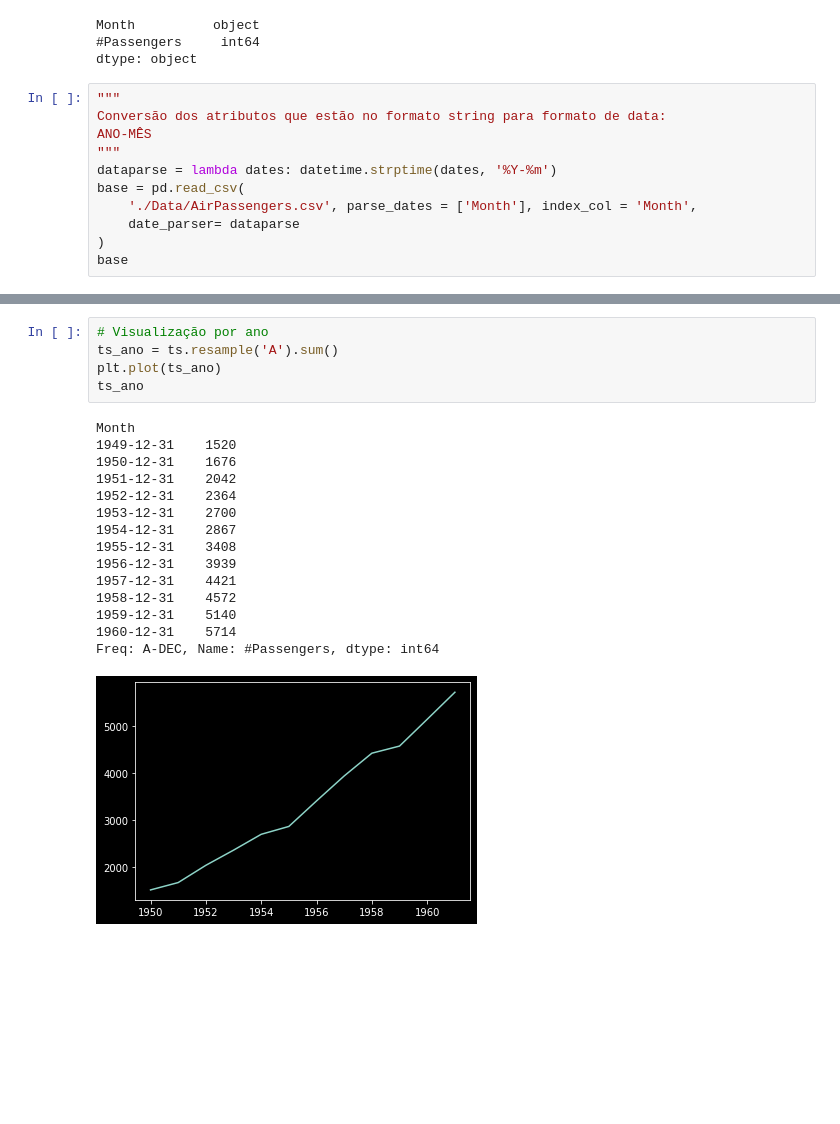
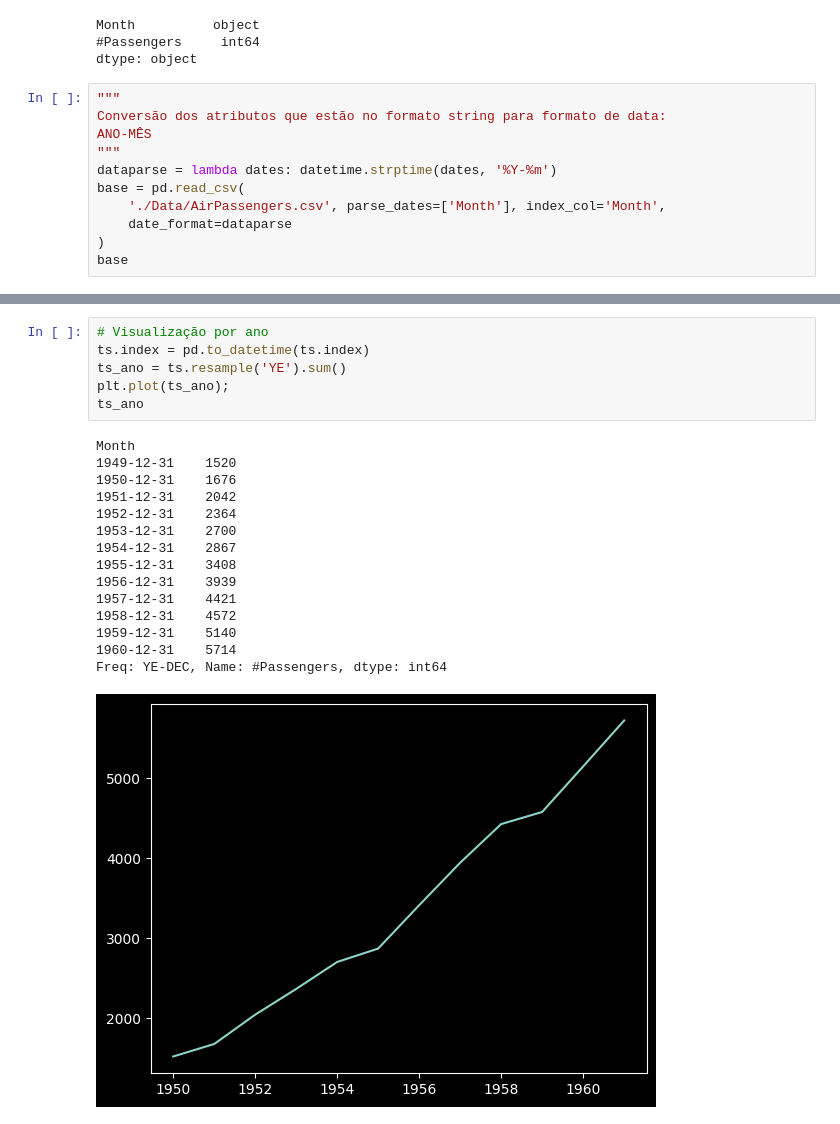
Before and after one commit to Joao-Inacio/Formacao-Cientista-de-Dados, a Jupyter notebook: 8_Series_Temporais/1_Serie_Temporal.ipynb, the cells around one changed output, grey strips where cells are left out. Cells and saved outputs as stored; diff of their text form; blank space fills up the shorter version.

```diff
--- a/8_Series_Temporais/1_Serie_Temporal.ipynb
+++ b/8_Series_Temporais/1_Serie_Temporal.ipynb
@@ -40,8 +40,8 @@ ANO-MÊS
 """
 dataparse = lambda dates: datetime.strptime(dates, '%Y-%m')
 base = pd.read_csv(
-    './Data/AirPassengers.csv', parse_dates = ['Month'], index_col = 'Month',
-    date_parser= dataparse
+    './Data/AirPassengers.csv', parse_dates=['Month'], index_col='Month',
+    date_format=dataparse
 )
 base
 # %% [output]
@@ -177,24 +143,25 @@ plt.plot(ts)
 # %%
 # Visualização por ano
-ts_ano = ts.resample('A').sum()
-plt.plot(ts_ano)
+ts.index = pd.to_datetime(ts.index)
+ts_ano = ts.resample('YE').sum()
+plt.plot(ts_ano);
 ts_ano
 # %% [output]
 Month
 1949-12-31    1520
 1950-12-31    1676
 1951-12-31    2042
 1952-12-31    2364
 1953-12-31    2700
 1954-12-31    2867
 1955-12-31    3408
 1956-12-31    3939
 1957-12-31    4421
 1958-12-31    4572
 1959-12-31    5140
 1960-12-31    5714
-Freq: A-DEC, Name: #Passengers, dtype: int64
+Freq: YE-DEC, Name: #Passengers, dtype: int64
-[figure, old version]
+[figure, new version]
 # %%
 # Visualização por mês
 ts_mes = ts.groupby([lambda x: x.month]).sum()
```
Also changed, not shown: parts of 15 cells of this notebook.
